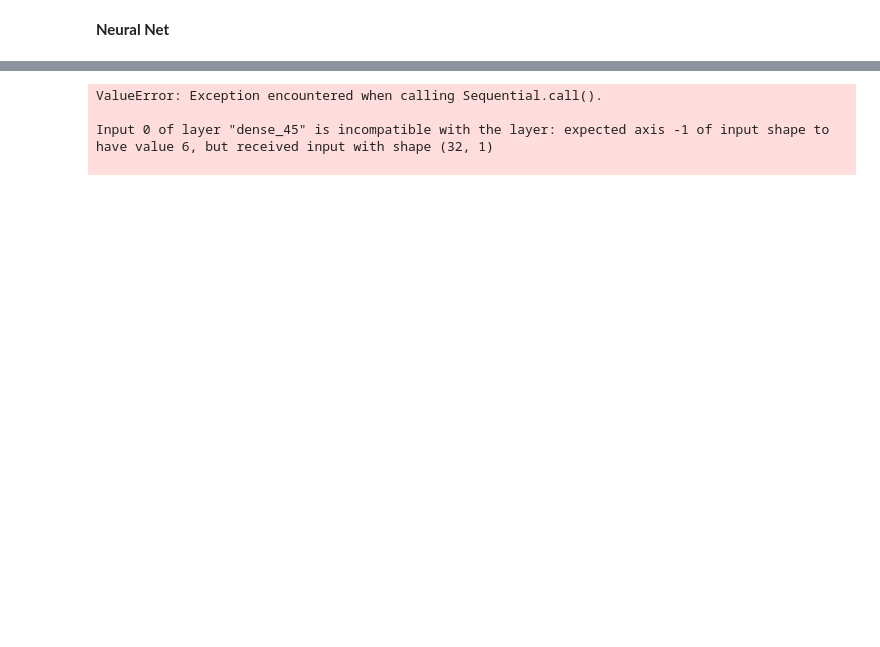
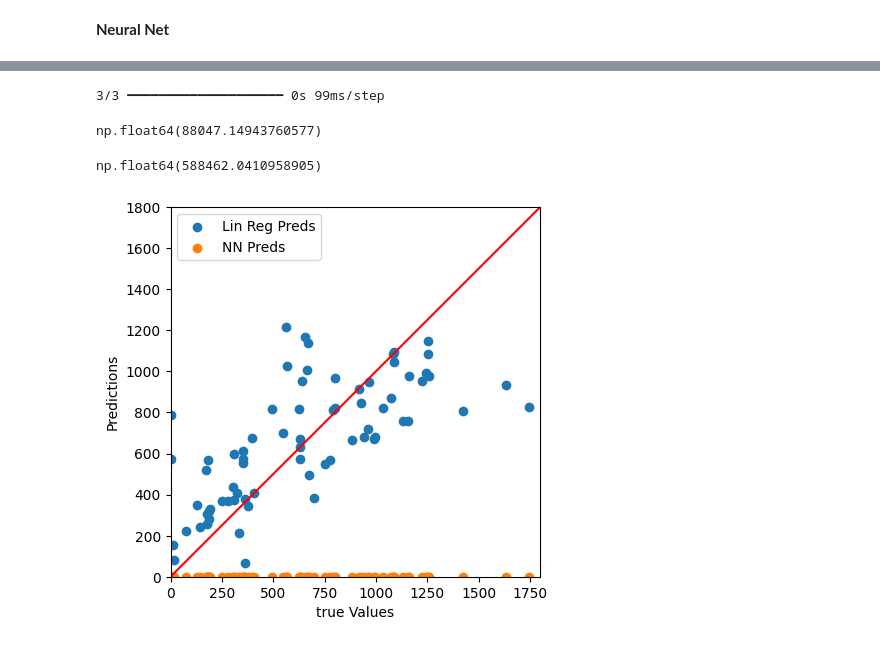
Before and after one commit to Neallaz/Machine-Learning, a Jupyter notebook: Bike_Regression.ipynb, the cells around one changed output, grey strips where cells are left out. Cells and saved outputs as stored; diff of their text form; code cells hidden in the pictures; blank space fills up the shorter version.

```diff
--- a/Bike_Regression.ipynb
+++ b/Bike_Regression.ipynb
@@ -229,17 +214,26 @@ ValueError: X has 1 features, but LinearRegression is expecting 6 features as in
+# %%
+all_normalizer = tf.keras.layers.Normalization(input_shape=(6,), axis=None)
+all_normalizer.adapt(X_train_all)
+
+nn_model_all = tf.keras.Sequential([
+    all_normalizer,
+    tf.keras.layers.Dense(32, activation="relu"),
+    tf.keras.layers.Dense(32, activation="relu"),
+    tf.keras.layers.Dense(1, activation="relu"),
+])
+nn_model_all.compile(optimizer=tf.keras.optimizers.Adam(learning_rate=0.01),loss=tf.keras.losses.MeanSquaredError(),metrics=["mae"])
+history=nn_model_all.fit(X_train_all,y_train_all,verbose=0,epochs=100,validation_data=(X_val_all,y_val_all))
 # %%
-all_reg.score(X_test_all,y_test_all)
+#all_reg.score(X_test_all,y_test_all)
 
 #calculate MSE
 y_pred_lr=all_reg.predict(X_test_all)
 
 #X_train_temp = X_train_temp.reshape(-1, 1)
-X_test_all = X_test_all.reshape(-1, 1)
+# X_test_all = X_test_all.reshape(-1, 1)
 
-y_pred_nn=nn_model.predict(X_test_all)
+y_pred_nn=nn_model_all.predict(X_test_all)
 # %% [output]
-ValueError: Exception encountered when calling Sequential.call().
-
-Input 0 of layer "dense_45" is incompatible with the layer: expected axis -1 of input shape to have value 6, but received input with shape (32, 1)
-
+3/3 ━━━━━━━━━━━━━━━━━━━━ 0s 99ms/step
 # %%
 def MSE(y_pred, y_real):
@@ -246,0 +241,22 @@ def MSE(y_pred, y_real):
+# %%
+MSE(y_pred_lr,y_test_all)
+# %% [output]
+np.float64(88047.14943760577)
+# %%
+MSE(y_pred_nn,y_test_all)
+# %% [output]
+np.float64(588462.0410958905)
+# %%
+ax=plt.axes(aspect="equal")
+plt.scatter(y_test_all,y_pred_lr,label="Lin Reg Preds")
+plt.scatter(y_test_all,y_pred_nn,label="NN Preds")
+
+plt.xlabel("true Values")
+plt.ylabel("Predictions")
+lims=[0,1800]
+plt.xlim(lims)
+plt.ylim(lims)
+plt.legend()
+_=plt.plot(lims,lims,c="red")
+# %% [output]
+[figure, added]
```
Also changed, not shown: parts of 12 cells of this notebook.
